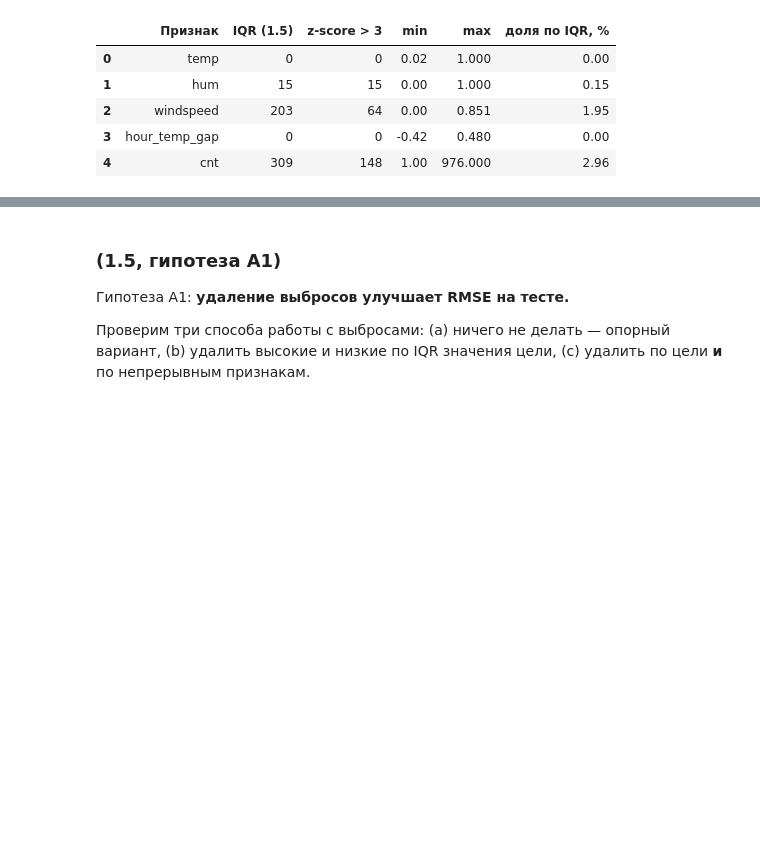
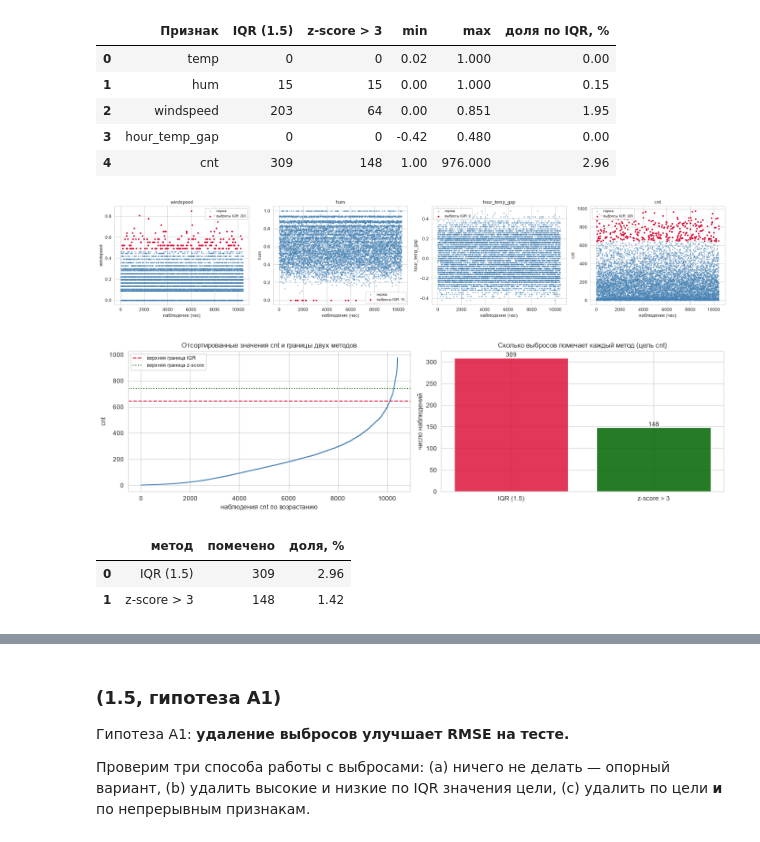
Before and after one commit to kakrulit88/ML_LR, a Jupyter notebook: lr2.ipynb, the cells around one changed output, grey strips where cells are left out. Cells and saved outputs as stored; diff of their text form; code cells hidden in the pictures; blank space fills up the shorter version.

```diff
--- a/lr2.ipynb
+++ b/lr2.ipynb
@@ -390,6 +387,50 @@ display(out_table.round(3))
 | 2 | windspeed | 203 | 64 | 0.00 | 0.851 | 1.95 |
 | 3 | hour_temp_gap | 0 | 0 | -0.42 | 0.480 | 0.00 |
 | 4 | cnt | 309 | 148 | 1.00 | 976.000 | 2.96 |
+# %%
+# Визуализация: где именно выбросы по IQR (точки на временной оси)
+fig, axes = plt.subplots(1, 4, figsize=(20, 4))
+for ax, c in zip(axes, ["windspeed", "hum", "hour_temp_gap", TARGET]):
+    s = df_tr[c].dropna()
+    flag = iqr_flag(s)
+    ax.scatter(np.arange(len(s)), s, s=4, alpha=0.4, color="steelblue", label="норма")
+    ax.scatter(np.arange(len(s))[flag], s[flag], s=8, color="crimson", label=f"выбросы IQR: {flag.sum()}")
+    ax.set_title(f"{c}")
+    ax.set_xlabel("наблюдение (час)"); ax.set_ylabel(c)
+    ax.legend(fontsize=8)
+plt.tight_layout()
+plt.show()
+
+# Сравнение двух методов на цели: IQR и z-score помечают разные точки
+fig, axes = plt.subplots(1, 2, figsize=(14, 4))
+y_sorted = y_train.sort_values().values
+axes[0].plot(np.arange(len(y_sorted)), y_sorted, color="steelblue", lw=1.5)
+axes[0].axhline(y_train.quantile(0.75) + 1.5 * (y_train.quantile(0.75) - y_train.quantile(0.25)),
+                color="crimson", ls="--", label="верхняя граница IQR")
+axes[0].axhline(y_train.mean() + 3 * y_train.std(), color="darkgreen", ls=":",
+                label="верхняя граница z-score")
+axes[0].set_title("Отсортированные значения cnt и границы двух методов")
+axes[0].set_xlabel("наблюдения cnt по возрастанию"); axes[0].set_ylabel("cnt")
+axes[0].legend(fontsize=8)
+
+both = pd.DataFrame({"метод": ["IQR (1.5)", "z-score > 3"],
+                     "помечено": [int(iqr_flag(y_train).sum()), int(zscore_flag(y_train).sum())],
+                     "доля, %": [round(100 * iqr_flag(y_train).mean(), 2),
+                                 round(100 * zscore_flag(y_train).mean(), 2)]})
+axes[1].bar(both["метод"], both["помечено"], color=["crimson", "darkgreen"], alpha=0.85)
+for i, v in enumerate(both["помечено"]):
+    axes[1].text(i, v, str(v), ha="center", va="bottom")
+axes[1].set_title("Сколько выбросов помечает каждый метод (цель cnt)")
+axes[1].set_ylabel("число наблюдений")
+plt.tight_layout()
+plt.show()
+display(both)
+# %% [output]
+[figure, added]
+[figure, added]
+|  | метод | помечено | доля, % |
+| 0 | IQR (1.5) | 309 | 2.96 |
+| 1 | z-score > 3 | 148 | 1.42 |
 # %%
 # Природа выбросов: одна таблица, которая подтверждает вывод по 1.4
 low_cnt, high_cnt = y_train <= 5, y_train > 600
```
Also changed, not shown: parts of 3 cells of this notebook.
